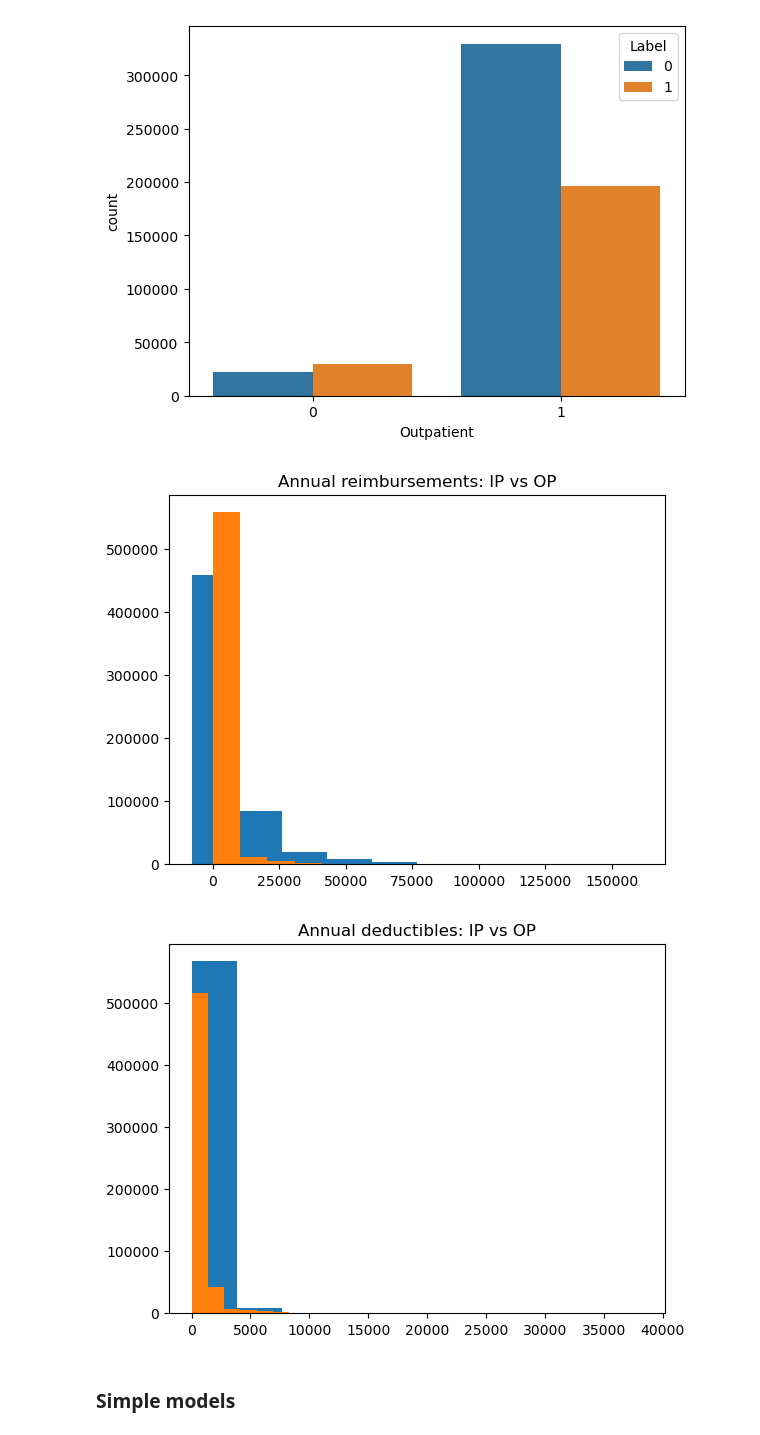
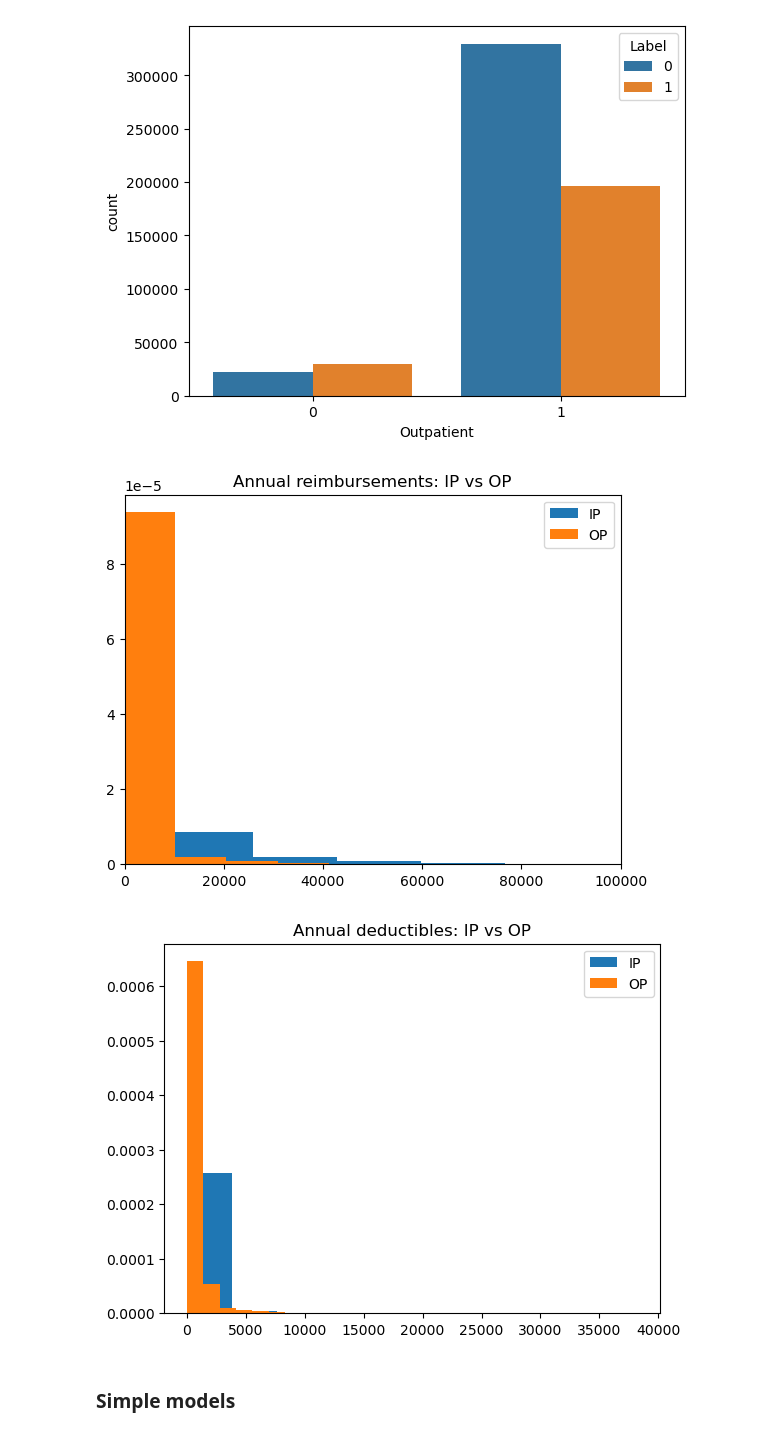
Before and after one commit to ingridchien/medical-provider-fraud-detection, a Jupyter notebook: Analysis.ipynb, the cells around one changed output. Cells and saved outputs as stored; diff of their text form; code cells hidden in the pictures.

Commit message:
update data visualizations and fix important claim codes

```diff
--- a/Analysis.ipynb
+++ b/Analysis.ipynb
@@ -503,16 +506,19 @@ sns.countplot(x='Outpatient', hue='Label', data=df_full);
 [figure]
 [figure]
 # %%
-plt.hist(df_full['IPAnnualReimbursementAmt'], label='IP');
-plt.hist(df_full['OPAnnualReimbursementAmt'], label='OP');
+plt.hist(df_full['IPAnnualReimbursementAmt'], label='IP', density=True);
+plt.hist(df_full['OPAnnualReimbursementAmt'], label='OP', density=True);
 plt.title('Annual reimbursements: IP vs OP');
+plt.xlim([0,100000]);
+plt.legend();
 plt.show();
-plt.hist(df_full['IPAnnualDeductibleAmt'], label='IP');
-plt.hist(df_full['OPAnnualDeductibleAmt'], label='OP');
+plt.hist(df_full['IPAnnualDeductibleAmt'], label='IP', density=True);
+plt.hist(df_full['OPAnnualDeductibleAmt'], label='OP', density=True);
 plt.title('Annual deductibles: IP vs OP');
+plt.legend();
 # %% [output]
-[figure, old version]
+[figure, new version]
-[figure, old version]
+[figure, new version]
 # %% [markdown]
 ### Simple models
 # %%
```
Also changed, not shown: parts of 28 cells of this notebook.
